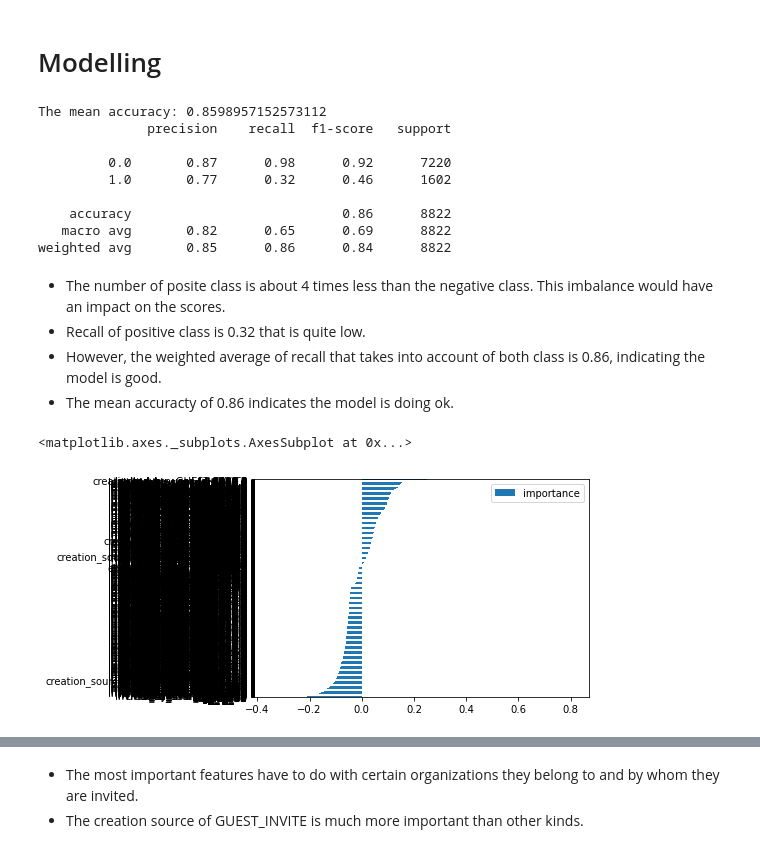
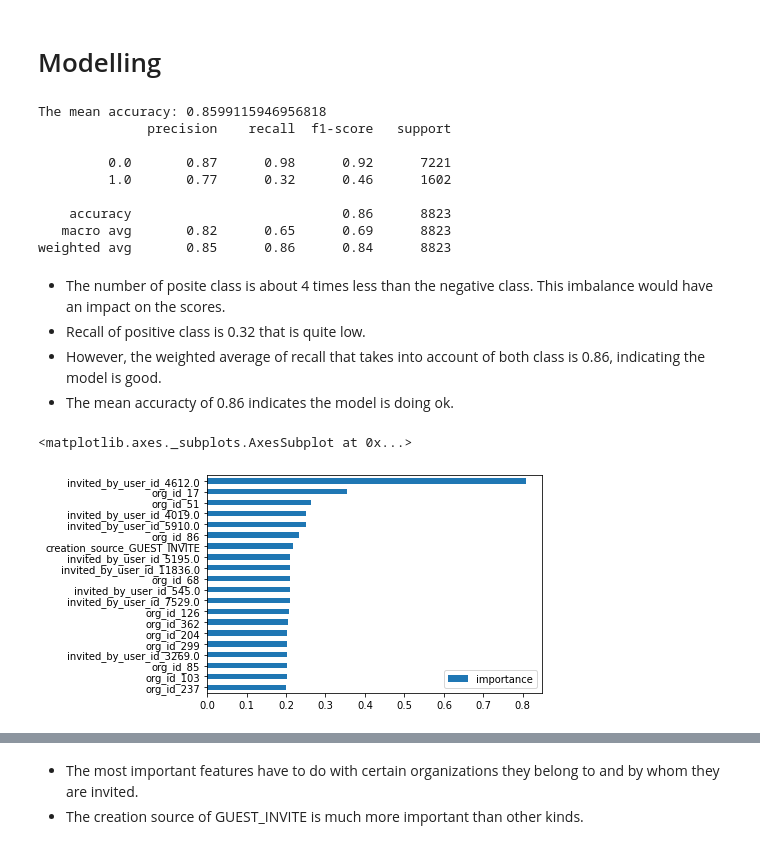
Before and after one commit to datajiang/SpringBoard, a Jupyter notebook: Take_Home_Challenge/relax.ipynb, the cells around one changed output, grey strips where cells are left out. Cells and saved outputs as stored; diff of their text form; code cells hidden in the pictures.

```diff
--- a/Take_Home_Challenge/relax.ipynb
+++ b/Take_Home_Challenge/relax.ipynb
@@ -112,0 +124,2 @@ memory usage: 22.2+ MB
+# %%
+df['invited_by_user_id_times'] = 1
@@ -168,15 +201,15 @@ print('The mean accuracy:', clf.score(X_scaled, y))
 y_pred = clf.predict(X_scaled)
 print(classification_report(y, y_pred))
 # %% [output]
-The mean accuracy: 0.8598957152573112
+The mean accuracy: 0.8599115946956818
               precision    recall  f1-score   support
 
-         0.0       0.87      0.98      0.92      7220
+         0.0       0.87      0.98      0.92      7221
          1.0       0.77      0.32      0.46      1602
 
-    accuracy                           0.86      8822
-   macro avg       0.82      0.65      0.69      8822
-weighted avg       0.85      0.86      0.84      8822
+    accuracy                           0.86      8823
+   macro avg       0.82      0.65      0.69      8823
+weighted avg       0.85      0.86      0.84      8823
 # %% [markdown]
 - The number of posite class is about 4 times less than the negative class. This imbalance would have an impact on the scores.
 - Recall of positive class is 0.32 that is quite low.
@@ -184,8 +217,9 @@ weighted avg       0.85      0.86      0.84      8822
 - The mean accuracty of 0.86 indicates the model is doing ok.
 # %%
 feature_importance = pd.DataFrame(data=clf.coef_.T, index=X.columns, columns = ['importance'])
+feature_importance = feature_importance.abs()
 feature_importance = feature_importance.sort_values('importance')
-feature_importance.plot(kind='barh')
+feature_importance.iloc[-20:].plot(kind='barh')
 # %% [output]
 <matplotlib.axes._subplots.AxesSubplot at 0x...>
-[figure, old version]
+[figure, new version]
```
Also changed, not shown: parts of 10 cells of this notebook, 1 other file.
